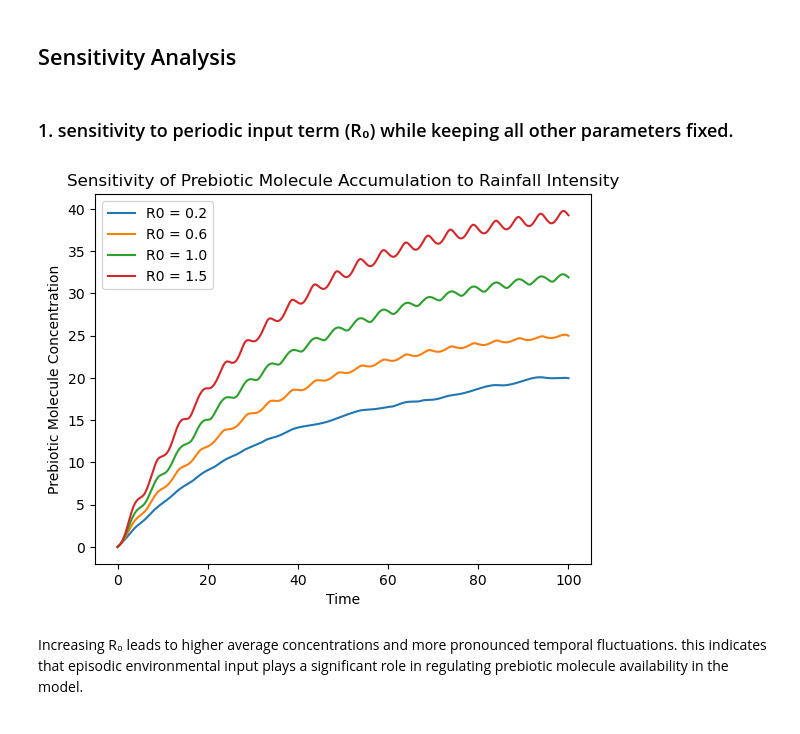
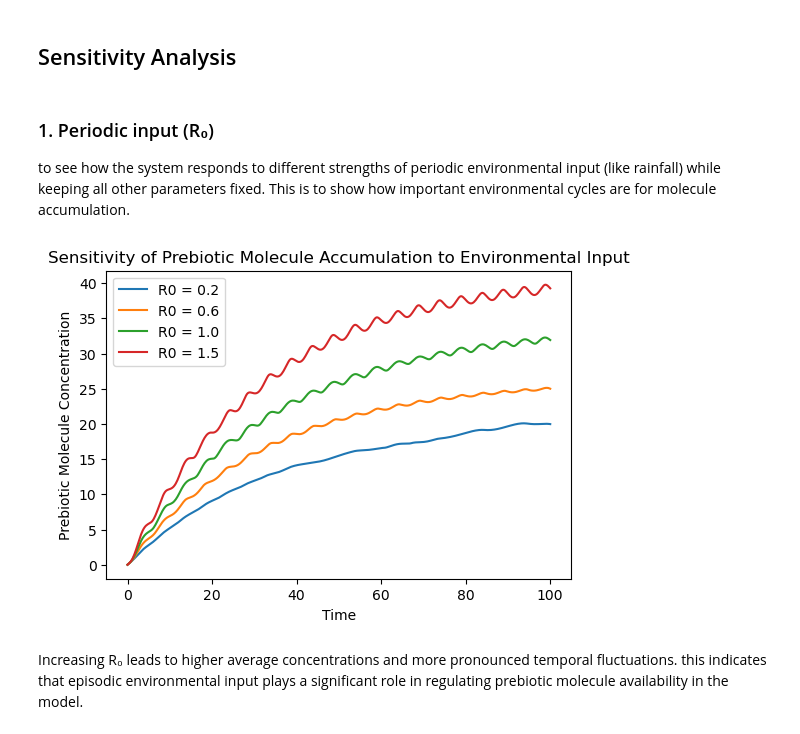
Before and after one commit to DataxEnv/Computational-Modelling-Series, a Jupyter notebook: prebiotic_molecule_accumulation_model.ipynb, the cells around one changed output. Drawn from its saved outputs; the diff is of its cells as text; code cells hidden in the pictures.

```diff
--- a/prebiotic_molecule_accumulation_model.ipynb
+++ b/prebiotic_molecule_accumulation_model.ipynb
@@ -111,13 +113,20 @@ The Plot: shows that prebiotic molecule concentration **increases** from an init
 # %% [markdown]
 ## Sensitivity Analysis
 # %% [markdown]
-### 1. sensitivity to periodic input term (R₀) while keeping all other parameters fixed.
+### 1. Periodic input (R₀)
+to see how the system responds to different strengths of periodic environmental input (like rainfall) while keeping all other parameters fixed. This is to show how important environmental cycles are for molecule accumulation.
 # %%
-# checking sensitivity to rainfaill.
-R0_value = [0.2, 0.6, 1.0, 1.5]
+# test sensitivity to different strengths of environmental input (R0)
+R0_value = [0.2, 0.6, 1.0, 1.5]     # different rainfall/input levels
+
 
 def run_model(R0_value):
-    """ function to run the model with different rainfall strength""" # initial rainfall strenth = 1.0
+    """
+    Runs the model for each R₀ value,
+    and calculates how molecule concentrations change over time.
+
+    """
+    # solve the differential equation with the specified R0
     solution = solve_ivp(
         prebiotic_model,
         (t_start, t_end),
@@ -131,19 +140,20 @@ def run_model(R0_value):
 # %%
 #plot
 
-plt.figure()
+plt.figure(figsize=(6,4))
 
+# loop through R0 values and plot each
 for R0_val in R0_value:
     t, C = run_model(R0_val)
     plt.plot(t,C, label=f"R0 = {R0_val}")
 
-plt.xlabel("Time")
-plt.ylabel("Prebiotic Molecule Concentration")
-plt.title("Sensitivity of Prebiotic Molecule Accumulation to Rainfall Intensity")
+plt.xlabel("Time",  fontsize=10)
+plt.ylabel("Prebiotic Molecule Concentration",  fontsize=10)
+plt.title("Sensitivity of Prebiotic Molecule Accumulation to Environmental Input", fontsize=12)
 plt.legend()
 plt.show()
 # %% [output]
-[figure, old version]
+[figure, new version]
 # %% [markdown]
 Increasing R₀ leads to higher average concentrations and more pronounced temporal fluctuations. this indicates that episodic environmental input plays a significant role in regulating prebiotic molecule availability in the model.
 # %% [markdown]
```
Also changed, not shown: parts of 3 cells of this notebook.
